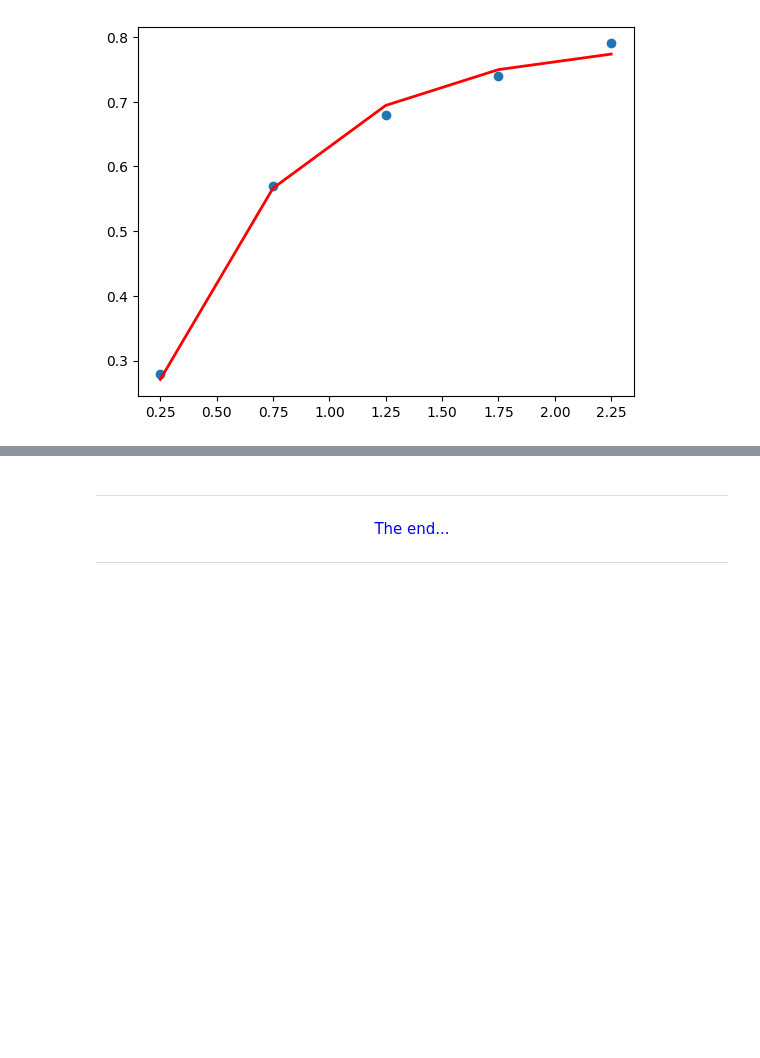
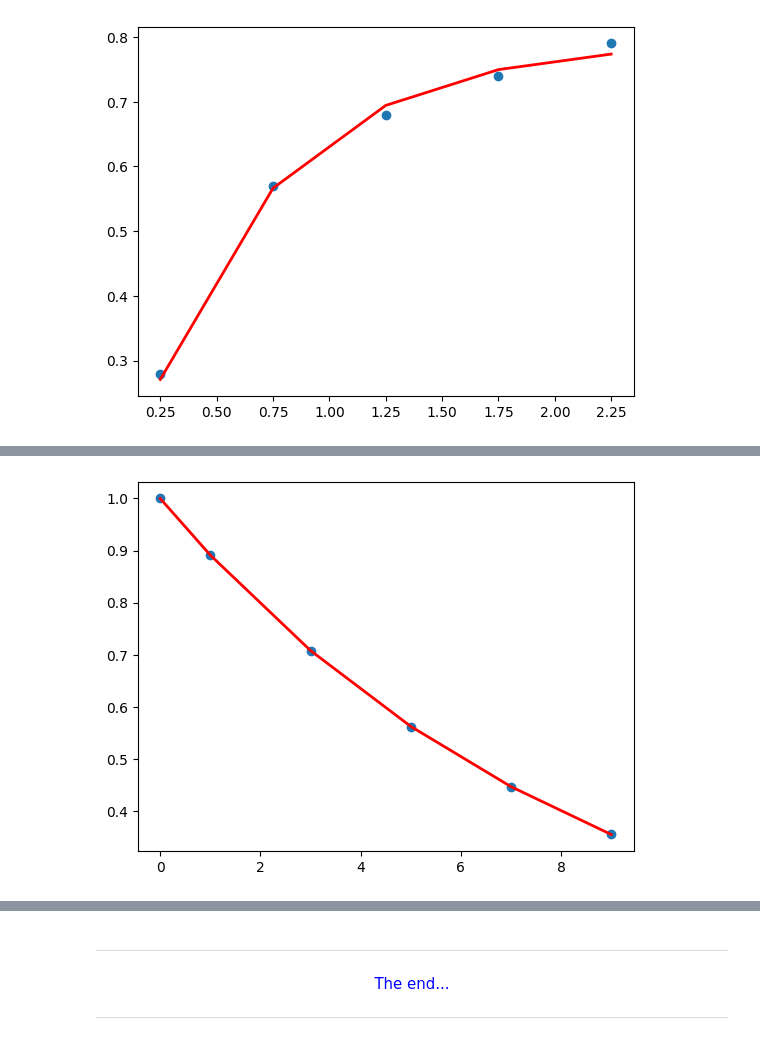
Before and after one commit to drmksong/numana_nb_2025, a Jupyter notebook: lect_07_regression.ipynb, the cells around one changed output, grey strips where cells are left out. Drawn from its saved outputs; the diff is of its cells as text; code cells hidden in the pictures; blank space fills up the shorter version.

```diff
--- a/lect_07_regression.ipynb
+++ b/lect_07_regression.ipynb
@@ -268,0 +294,20 @@ line, = ax.plot(xi, a0*(1-np.exp(-a1*xi)), 'r', lw=2)
+# %%
+def a(x,y,b):
+    return np.sum(y*(np.exp(b*x)))/np.sum(np.exp(2*b*x))
+# %%
+def f(x,y,b):
+    a_ = a(x,y,b)
+
+    # return np.sum((y - a_*np.exp(b*x))*(a_*x*np.exp(b*x)))
+    return np.sum((y*x*np.exp(b*x))) - a_*np.sum((x*np.exp(2*b*x)))
+# %%
+xx = [-0.1, 0.1]
+x0,x1 = xx[0],xx[1]
+for i in range(0,1000,10):
+    if abs(f(t,gamma,x0) - f(t,gamma,x1)) < 1e-14:
+        break
+    x = x0 - f(t,gamma,x0)*(x0-x1)/(f(t,gamma,x0) - f(t,gamma,x1))
+    print(f"{i+1:2} : x0 = {x0:0.5f}, x1 = {x1:.5f}  f(x) = {f(t,gamma,x):.4e}")
+    x0 = x1
+    x1 = x
+    xx.append(x)
@@ -268,0 +323,8 @@ line, = ax.plot(xi, a0*(1-np.exp(-a1*xi)), 'r', lw=2)
+# %%
+b = x1
+a_ = a(t,gamma,b)
+fig, ax = plt.subplots()
+scatter = ax.scatter(t, gamma)
+line, = ax.plot(t, a_*np.exp(b*t), 'r', lw=2)
+# %% [output]
+[figure, added]
```
Also changed, not shown: parts of 7 cells of this notebook.
